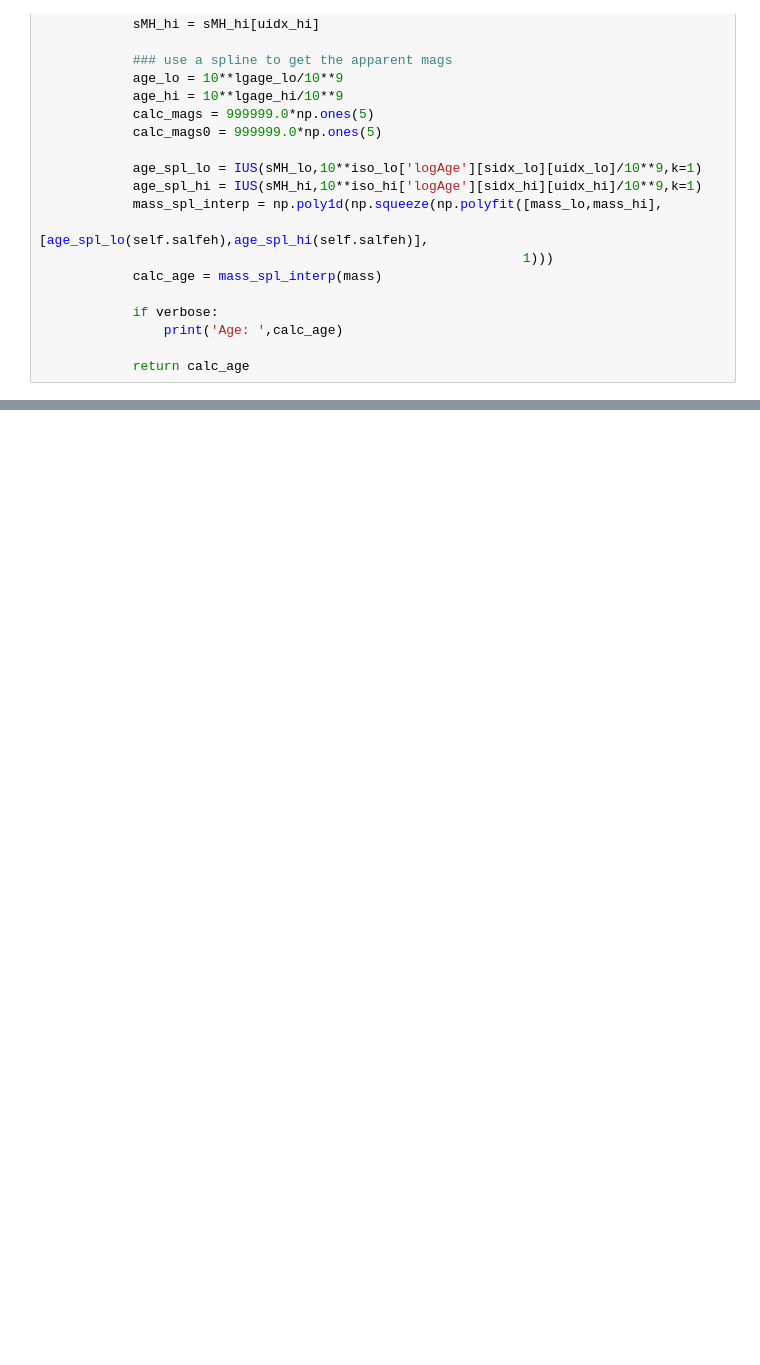
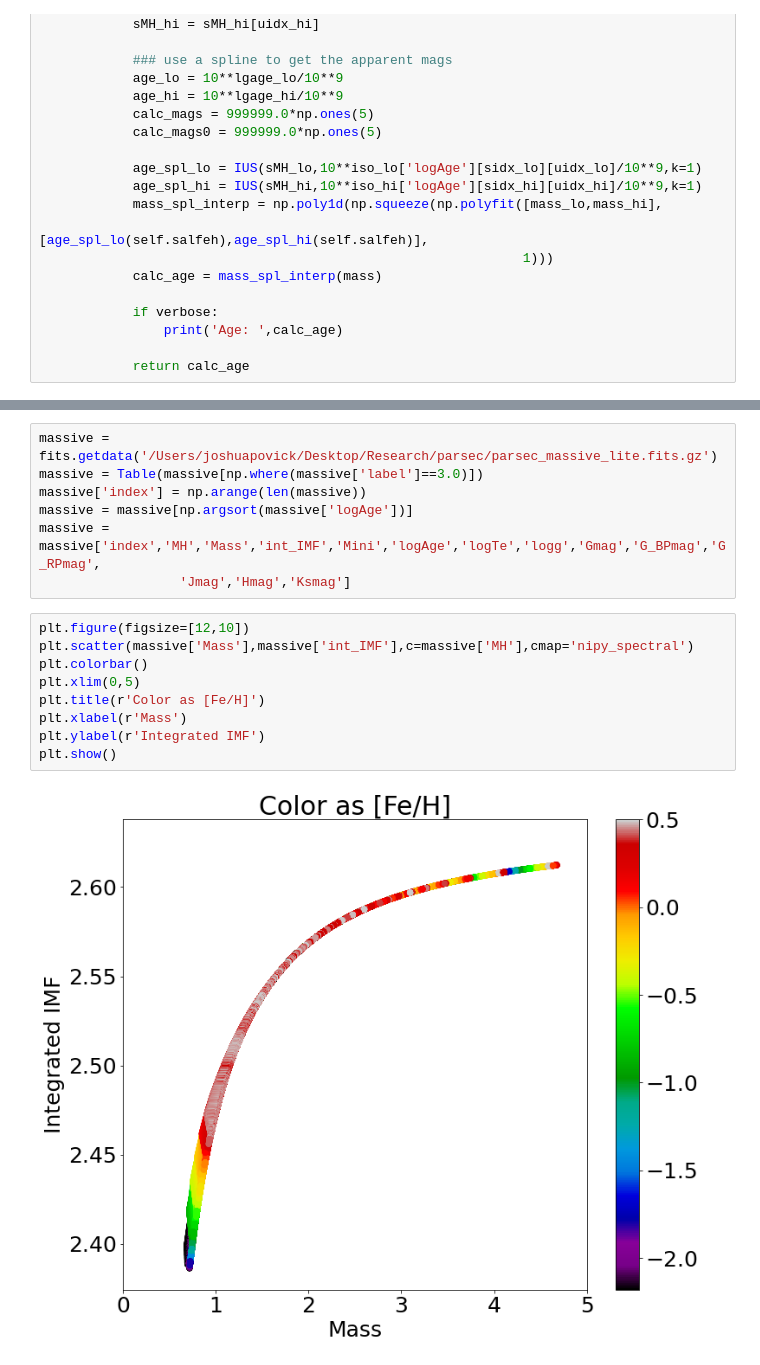
Before and after one commit to JoshuaPovick/Age_Fitting, a Jupyter notebook: notebooks/Aetas_APOKASC_mass2age_Scratch.ipynb, the cells around one changed output, grey strips where cells are left out. Drawn from its saved outputs; the diff is of its cells as text; blank space fills up the shorter version.

```diff
--- a/notebooks/Aetas_APOKASC_mass2age_Scratch.ipynb
+++ b/notebooks/Aetas_APOKASC_mass2age_Scratch.ipynb
@@ -752,0 +876,18 @@ class Aetas():
+# %%
+massive = fits.getdata('/Users/joshuapovick/Desktop/Research/parsec/parsec_massive_lite.fits.gz')
+massive = Table(massive[np.where(massive['label']==3.0)])
+massive['index'] = np.arange(len(massive))
+massive = massive[np.argsort(massive['logAge'])]
+massive = massive['index','MH','Mass','int_IMF','Mini','logAge','logTe','logg','Gmag','G_BPmag','G_RPmag',
+                  'Jmag','Hmag','Ksmag']
+# %%
+plt.figure(figsize=[12,10])
+plt.scatter(massive['Mass'],massive['int_IMF'],c=massive['MH'],cmap='nipy_spectral')
+plt.colorbar()
+plt.xlim(0,5)
+plt.title(r'Color as [Fe/H]')
+plt.xlabel(r'Mass')
+plt.ylabel(r'Integrated IMF')
+plt.show()
+# %% [output]
+[figure, added]
```
Also changed, not shown: parts of 6 cells of this notebook, 3 other files.
